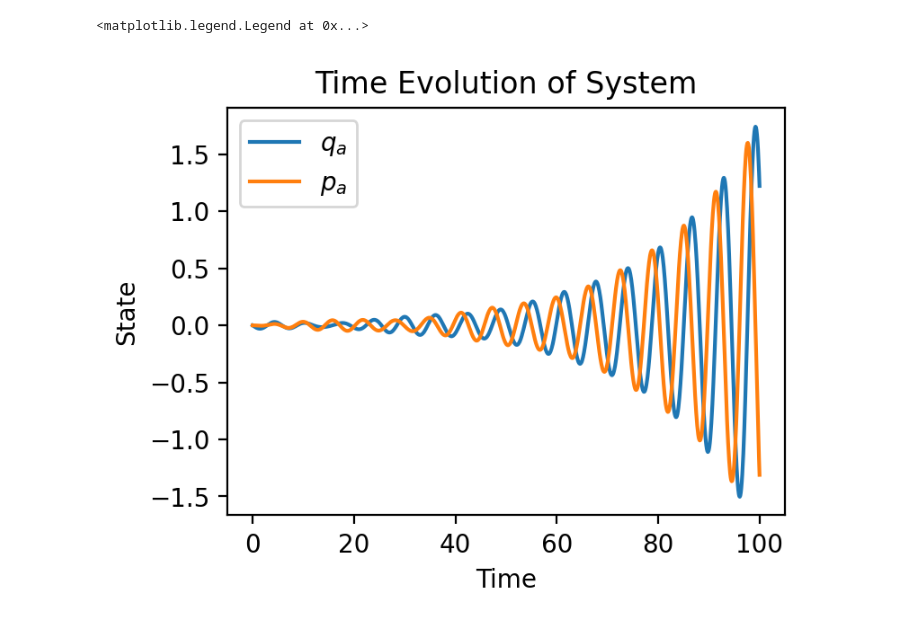
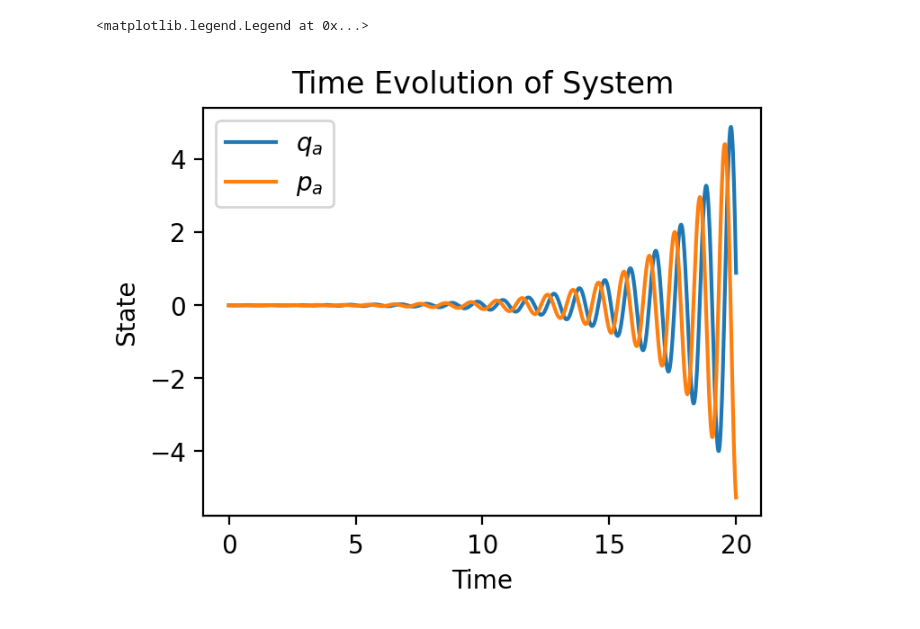
Before and after one commit to Phionx/quantumnetworks, a Jupyter notebook: demos/analysis/SolverOptimizer.ipynb, the cells around one changed output. Saved outputs shown, nothing was run; the diff lists cells and outputs as text; code cells hidden in the pictures.

```diff
--- a/demos/analysis/SolverOptimizer.ipynb
+++ b/demos/analysis/SolverOptimizer.ipynb
@@ -12,16 +12,16 @@ import numpy as np
 import matplotlib.pyplot as plt
 # %%
 # pre optimization
-omega_a = 1
-delta = 0.2
+omega_a = 2*np.pi*1
+delta = 2*np.pi*0.2
 A_in = lambda t: np.exp(1j * (omega_a + delta) * t) #default A_in is used
 sys = SingleModeSystem(params={"omega_a": omega_a, "kappa_a": 0.001}, A_in = A_in)
 x_0 = np.array([0,0])
-ts = np.linspace(0, 100, 1001)
+ts = np.linspace(0, 20, 1001)
 X = sys.forward_euler(x_0, ts)
 fig, ax = plot_full_evolution(X, ts, labels=["$q_a$","$p_a$"])
 ax.legend()
 # %% [output]
 <matplotlib.legend.Legend at 0x...>
-[figure, old version]
+[figure, new version]
 # %%
```
Also changed, not shown: parts of 2 cells of this notebook, 12 other files.
